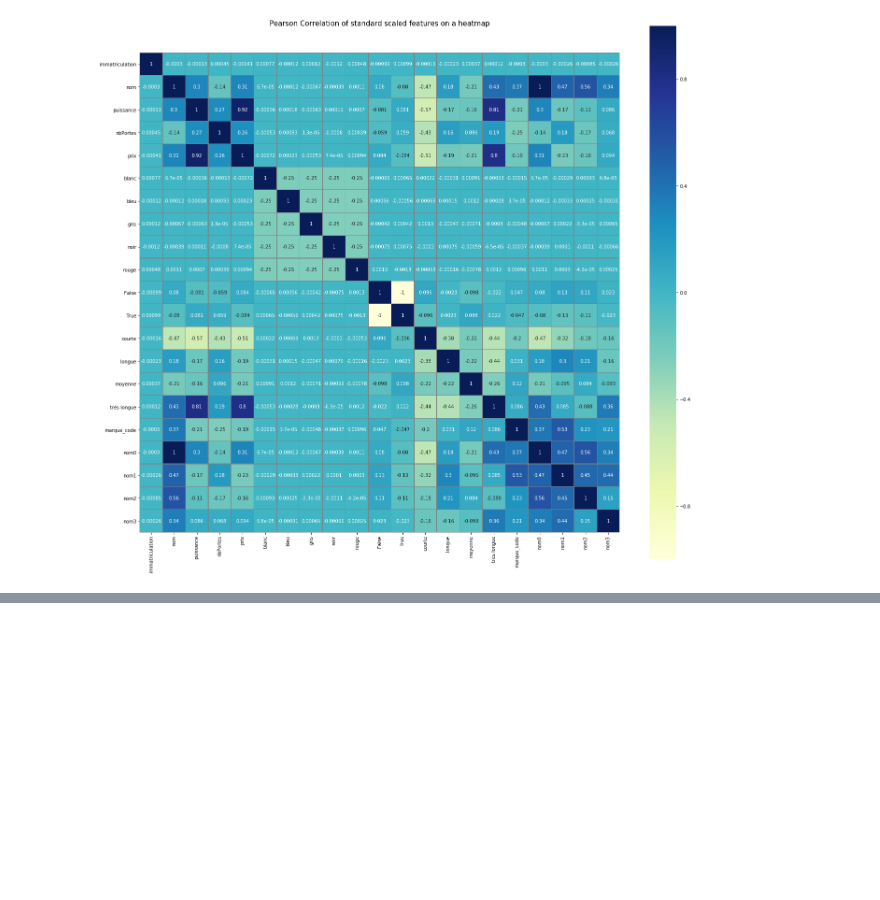
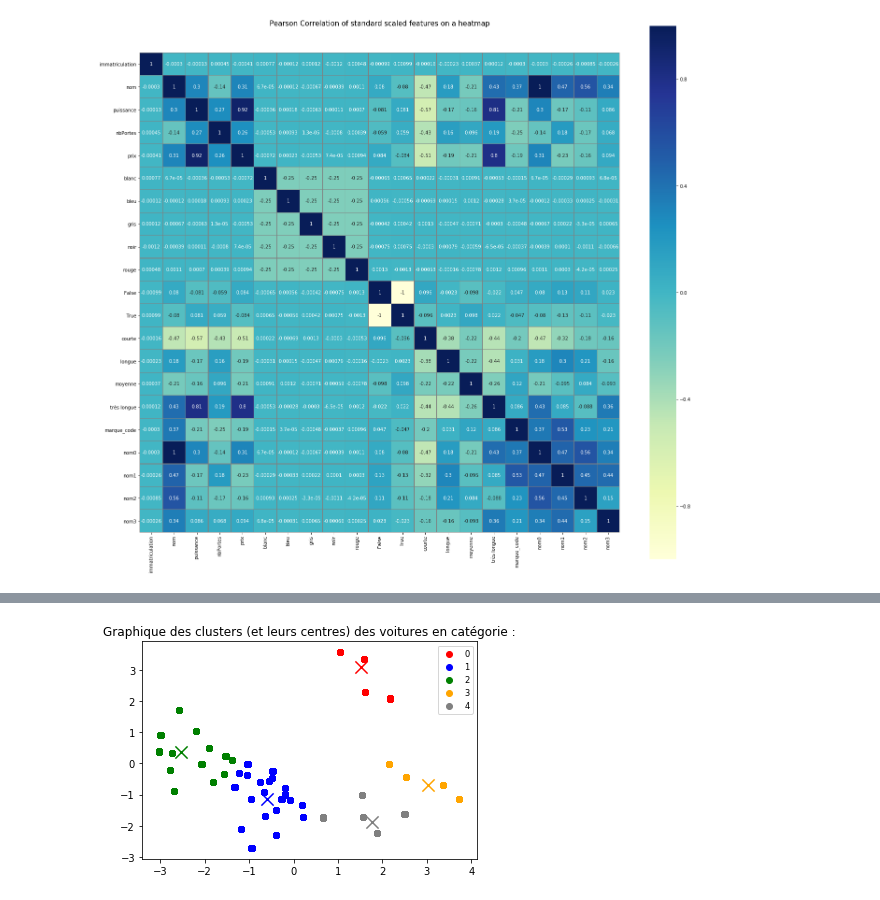
Before and after one commit to nicholas-bn/Data-Analytics-Python, a Jupyter notebook: notebook/cluster_vehicule EDA.ipynb, the cells around one changed output, grey strips where cells are left out. Drawn from its saved outputs; the diff is of its cells as text; code cells hidden in the pictures; blank space fills up the shorter version.

Commit message:
ajout des centes de clusters

```diff
--- a/notebook/cluster_vehicule EDA.ipynb
+++ b/notebook/cluster_vehicule EDA.ipynb
@@ -232,15 +250,27 @@ df_postPCA.head(10)
+# %%
+# On récupère les centres de chaque clusters
+clust_cent = km.cluster_centers_
 # %%
+# On sépare les différents clusters pour les afficher
 df_cluster_zero   = df_postPCA.loc[df_postPCA['cluster_predicted'] == 0]
 df_cluster_un     = df_postPCA.loc[df_postPCA['cluster_predicted'] == 1]
 df_cluster_deux   = df_postPCA.loc[df_postPCA['cluster_predicted'] == 2]
 df_cluster_trois  = df_postPCA.loc[df_postPCA['cluster_predicted'] == 3]
 df_cluster_quatre = df_postPCA.loc[df_postPCA['cluster_predicted'] == 4]
 
+# On affiche chaque clusters et leurs centres respectifs
 plt.scatter(df_cluster_zero[0],   df_cluster_zero[1],   color="red",    label=0)
+plt.scatter(clust_cent[0][0],   clust_cent[0][1],   color="red", marker="x", linewidths=5, s=150)
 plt.scatter(df_cluster_un[0],     df_cluster_un[1],     color="blue",   label=1)
+plt.scatter(clust_cent[1][0],   clust_cent[1][1],   color="blue", marker="x", linewidths=5, s=150)
 plt.scatter(df_cluster_deux[0],   df_cluster_deux[1],   color="green",  label=2)
-plt.scatter(df_cluster_trois[0],  df_cluster_trois[1],  color="yellow", label=3)
+plt.scatter(clust_cent[2][0],   clust_cent[2][1],   color="green", marker="x", linewidths=5, s=150)
+plt.scatter(df_cluster_trois[0],  df_cluster_trois[1],  color="orange", label=3)
+plt.scatter(clust_cent[3][0],   clust_cent[3][1],   color="orange", marker="x", linewidths=5, s=150)
 plt.scatter(df_cluster_quatre[0], df_cluster_quatre[1], color="grey",   label=4)
+plt.scatter(clust_cent[4][0],   clust_cent[4][1],   color="grey", marker="x", linewidths=5, s=150)
 plt.legend(fontsize='small')
-plt.title("Cluster des voitures en catégorie :")
+plt.title("Graphique des clusters (et leurs centres) des voitures en catégorie :")
 plt.show()
+# %% [output]
+[figure, added]
```
Also changed, not shown: parts of 10 cells of this notebook, 1 other file.
